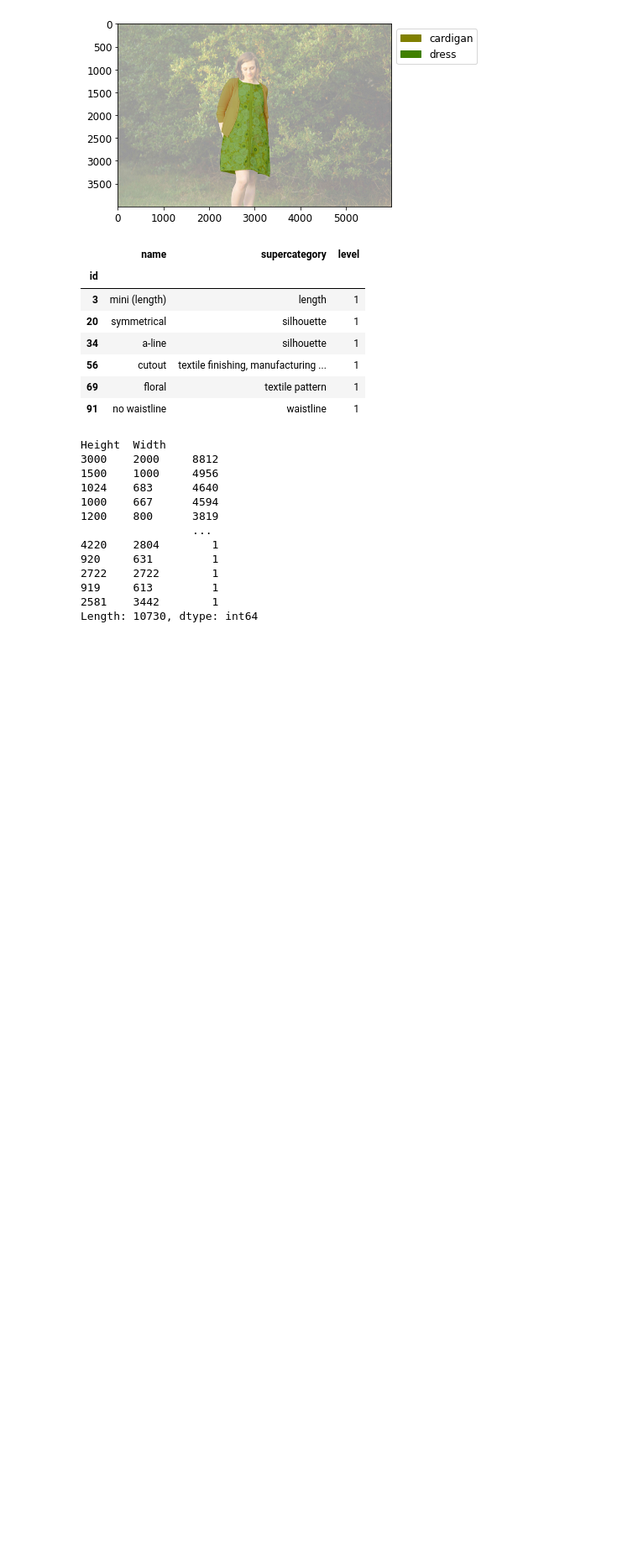
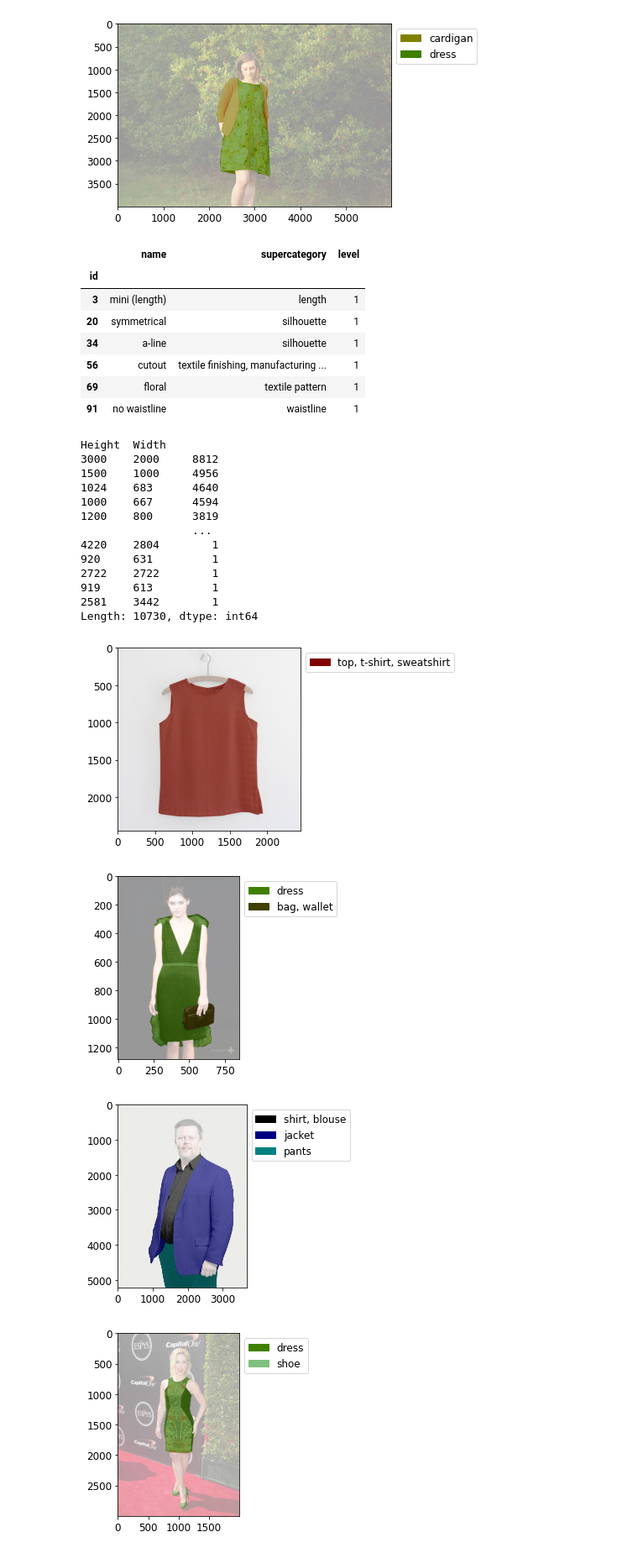
Before and after one commit to hrsma2i/dataset-iMaterialist, a Jupyter notebook: notebook/EDA.ipynb, the cells around one changed output. Shown at 84% size. Cells and saved outputs as stored; diff of their text form; code cells hidden in the pictures; blank space fills up the shorter version.

Commit message:
Add rle2png CLI and setup_tiny.sh

```diff
--- a/notebook/EDA.ipynb
+++ b/notebook/EDA.ipynb
@@ -190,3 +190,26 @@ Height  Width
 919     613         1
 2581    3442        1
 Length: 10730, dtype: int64
+# %%
+# check cli/rle2png.py results
+img_files = Path("../tiny/train").glob("*.jpg")
+ann_files = Path("../tiny/ann").glob("*.png")
+it = zip(img_files, ann_files)
+
+for img_file, ann_file in it:
+    img = Image.open(img_file).convert("RGB")
+    segmap = np.array(Image.open(ann_file))
+
+    ax, legend_handles = vis_segmap(
+        np.array(img),
+        segmap,
+        label_names=df_ctg["name"].tolist(),
+    #     all_label_names_in_legend=True,
+        alpha=0.6,
+    )
+    _ = ax.legend(handles=legend_handles, bbox_to_anchor=(1, 1), loc=2)
+# %% [output]
+[figure, added]
+[figure, added]
+[figure, added]
+[figure, added]
```
Also changed, not shown: parts of 1 cell of this notebook, 5 other files.
